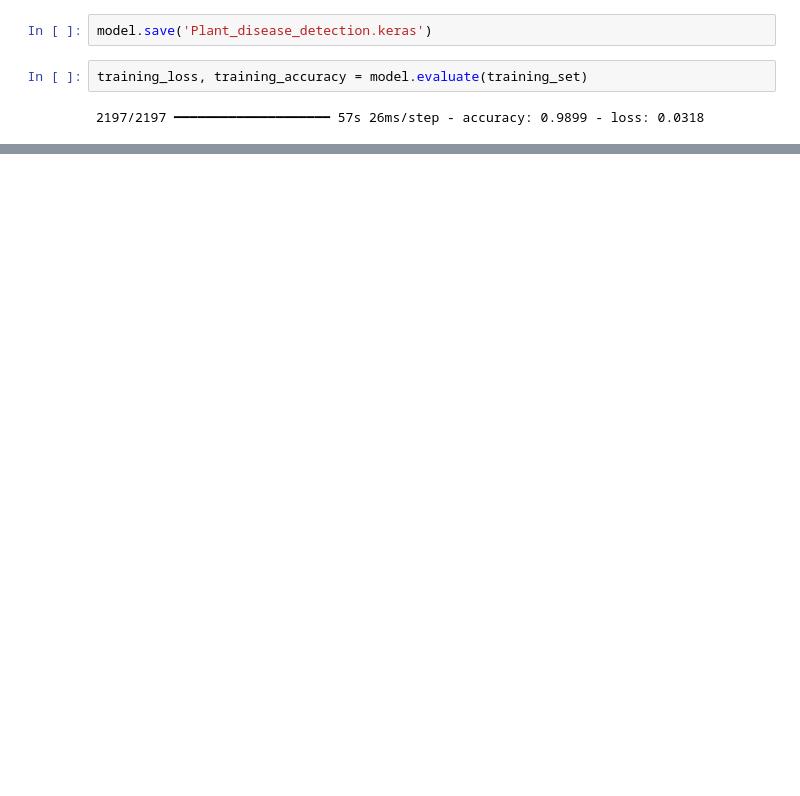
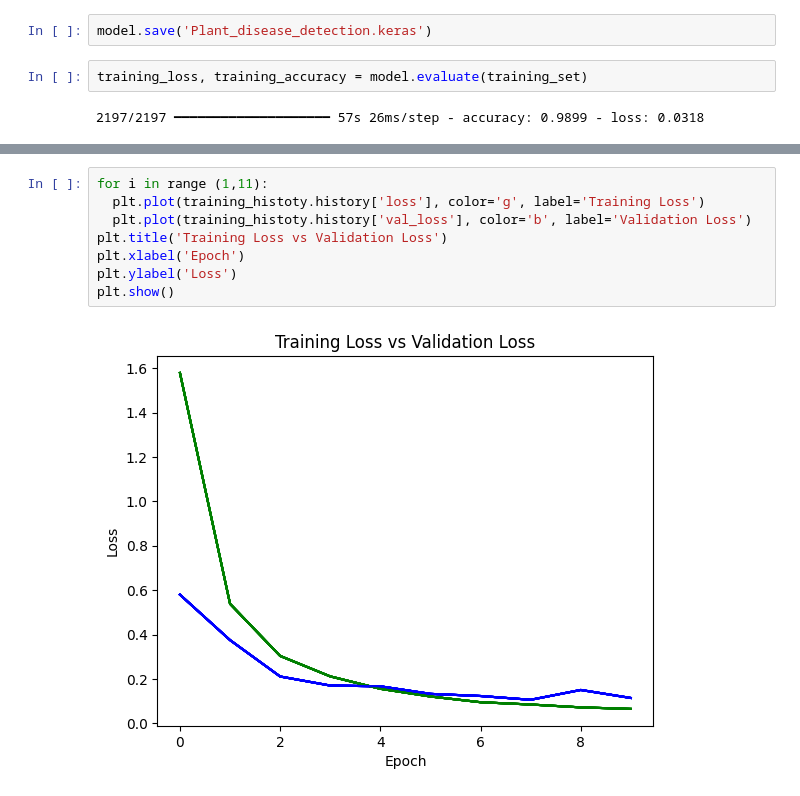
Before and after one commit to Sahil-Vernekar16/ML, a Jupyter notebook: Plant_Disease_Detection_System/PLANT_DISEASE_DETECTION_SYSTEM.ipynb, the cells around one changed output, grey strips where cells are left out. Cells and saved outputs as stored; diff of their text form; blank space fills up the shorter version.

```diff
--- a/Plant_Disease_Detection_System/PLANT_DISEASE_DETECTION_SYSTEM.ipynb
+++ b/Plant_Disease_Detection_System/PLANT_DISEASE_DETECTION_SYSTEM.ipynb
@@ -197,0 +226,10 @@ KeyboardInterrupt:
+# %%
+for i in range (1,11):
+  plt.plot(training_histoty.history['loss'], color='g', label='Training Loss')
+  plt.plot(training_histoty.history['val_loss'], color='b', label='Validation Loss')
+plt.title('Training Loss vs Validation Loss')
+plt.xlabel('Epoch')
+plt.ylabel('Loss')
+plt.show()
+# %% [output]
+[figure, added]
```
Also changed, not shown: parts of 19 cells of this notebook.
